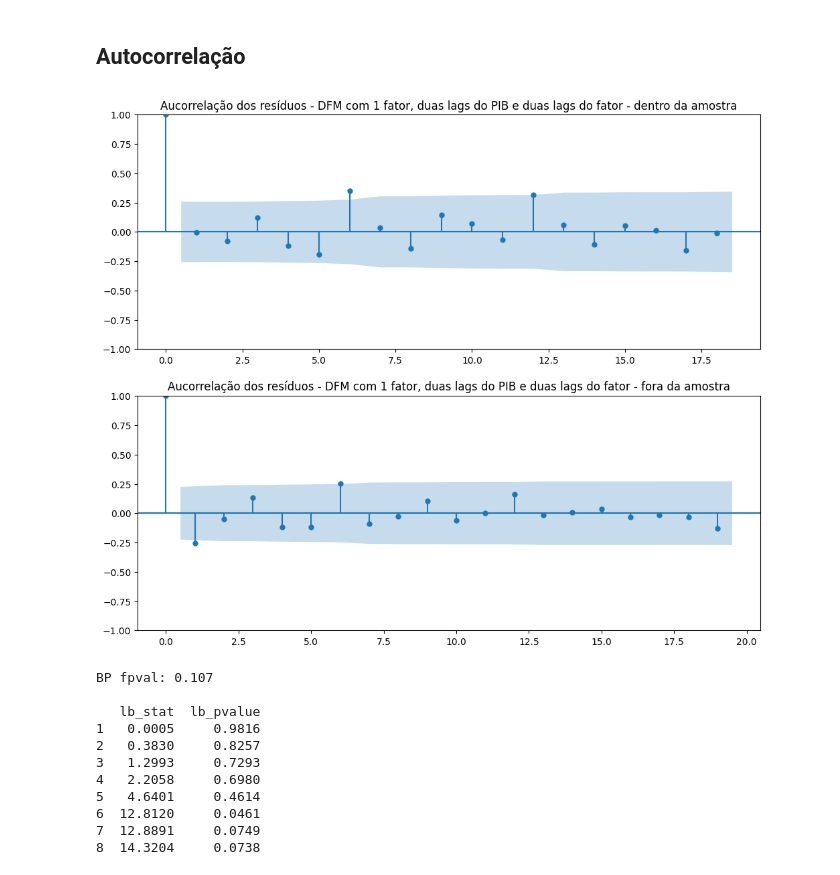
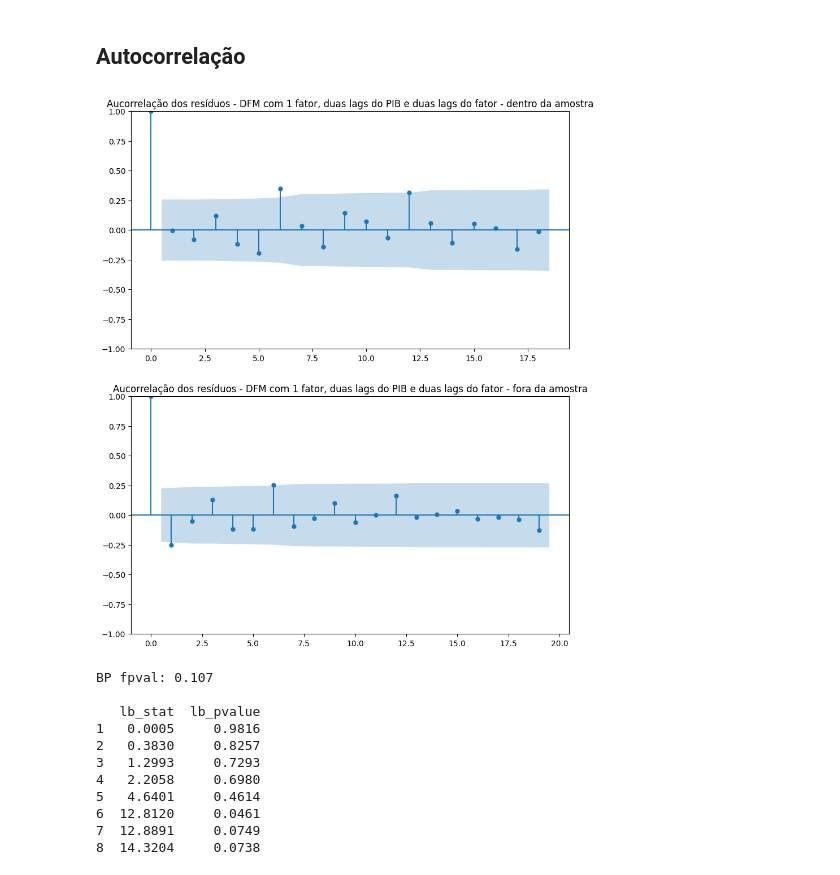
Before and after one commit to Allisterh/nowcasting_gdpbr, a Jupyter notebook: methodologies/dfm_model/dfm_1fac.ipynb, the cells around one changed output. Saved outputs shown, nothing was run; the diff lists cells and outputs as text; code cells hidden in the pictures.

```diff
--- a/methodologies/dfm_model/dfm_1fac.ipynb
+++ b/methodologies/dfm_model/dfm_1fac.ipynb
@@ -231,7 +231,7 @@ print(rmse_outsample, mae_outsample, mape_outsample, sep = '\n\n')
 # Criando função para plotar as autocorrelações dos resíduos das regressões
 
 def autocorr_plots(y1, y2, title1, title2):
-    fig = plt.figure(figsize=(12,10))
+    fig = plt.figure(figsize=(10,12))
     ax1 = fig.add_subplot(211) # 3 linhas, uma para cada gráfico. Essa ocupara a primera coluna e a primeira posição
     fig = plot_acf(y1, ax = ax1, title = title1)
     ax2 = fig.add_subplot(212) # 3 linhas, uma para cada gráfico. Essa ocupara a primera coluna e a segunda posição
@@ -490,11 +476,11 @@ print(rmse_outsample, mae_outsample, mape_outsample, sep = '\n\n')
 # %%
 # Plotando a função de autocorrelação
 
 autocorr_plots(dfm.resid, dfm_1fac.resid,
-               'Aucorrelação dos resíduos - DFM com 1 fator, duas lags do PIB e duas lags do fator - dentro da amostra',
-               'Aucorrelação dos resíduos - DFM com 1 fator, duas lags do PIB e duas lags do fator - fora da amostra')
+               'Autocorrelação dos resíduos - DFM com 1 fator, duas lags do PIB e duas lags do fator - dentro da amostra',
+               'Autocorrelação dos resíduos - DFM com 1 fator, duas lags do PIB e duas lags do fator - fora da amostra')
 # %% [output]
-[figure, old version]
+[figure, new version]
 # %%
 # Teste de Breusch-Godfray para autocorrelação dos erros - IN-SAMPLE
 
```
Also changed, not shown: parts of 8 cells of this notebook, 2 other files.
